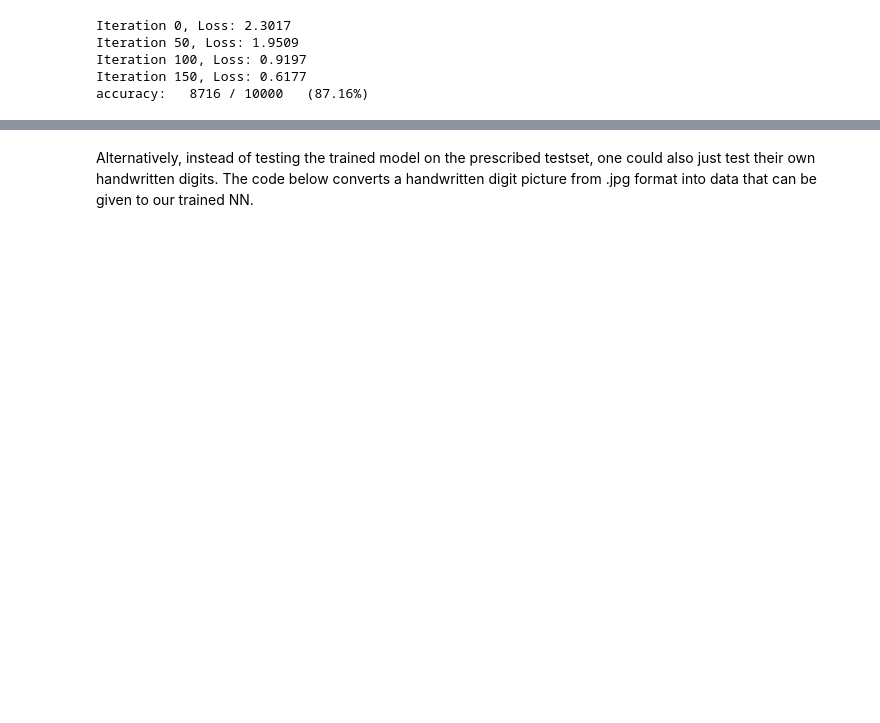
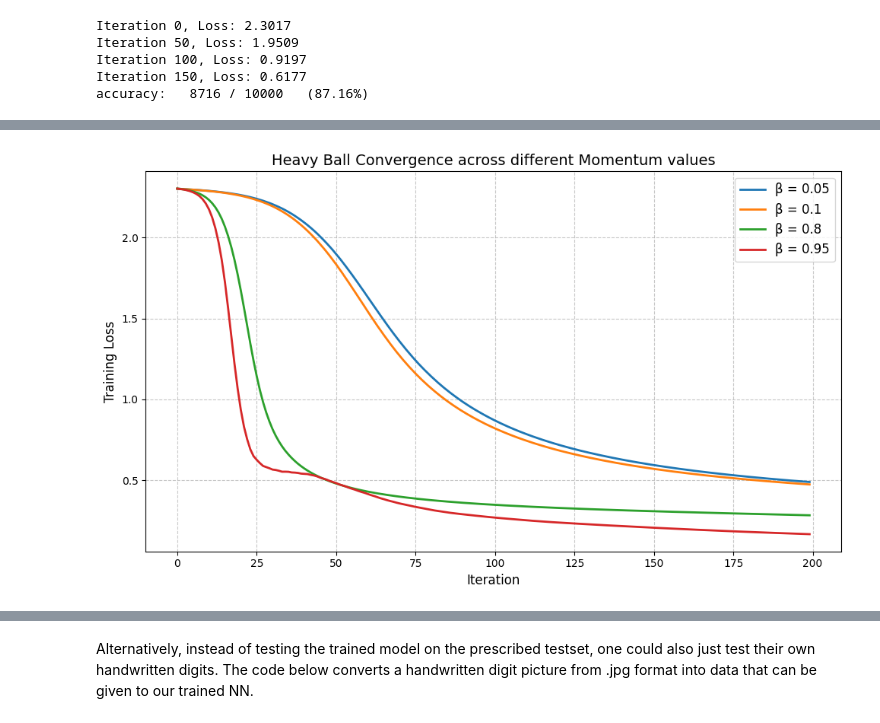
Before and after one commit to shtadinada/MOML-exercises, a Jupyter notebook: mnist.ipynb, the cells around one changed output, grey strips where cells are left out. Cells and saved outputs as stored; diff of their text form; code cells hidden in the pictures; blank space fills up the shorter version.

```diff
--- a/mnist.ipynb
+++ b/mnist.ipynb
@@ -142,0 +200,23 @@ accuracy:   9366 / 10000 (93.66%)
+# %%
+# Beta values we want to compare
+betas = [0.05, 0.1, 0.8, 0.95]
+
+plt.figure(figsize=(10, 6))
+base_params = init_mnist_params(jax.random.PRNGKey(1))
+
+for beta in betas:
+    print(f"\nTraining with beta = {beta}:")
+    # Train
+    _, losses = train_heavy_ball(base_params, lr=0.1, beta=beta, steps=200)
+
+    # Plot
+    plt.plot(losses, label=f"β = {beta}", linewidth=2)
+
+plt.title("Heavy Ball Convergence across different Momentum values", fontsize=14)
+plt.xlabel("Iteration", fontsize=12)
+plt.ylabel("Training Loss", fontsize=12)
+plt.legend(fontsize=12)
+plt.grid(True, linestyle="--", alpha=0.7)
+plt.tight_layout()
+plt.show()
+# %% [output]
@@ -142,0 +240 @@ accuracy:   9366 / 10000 (93.66%)
+[figure, added]
```
Also changed, not shown: parts of 8 cells of this notebook.
